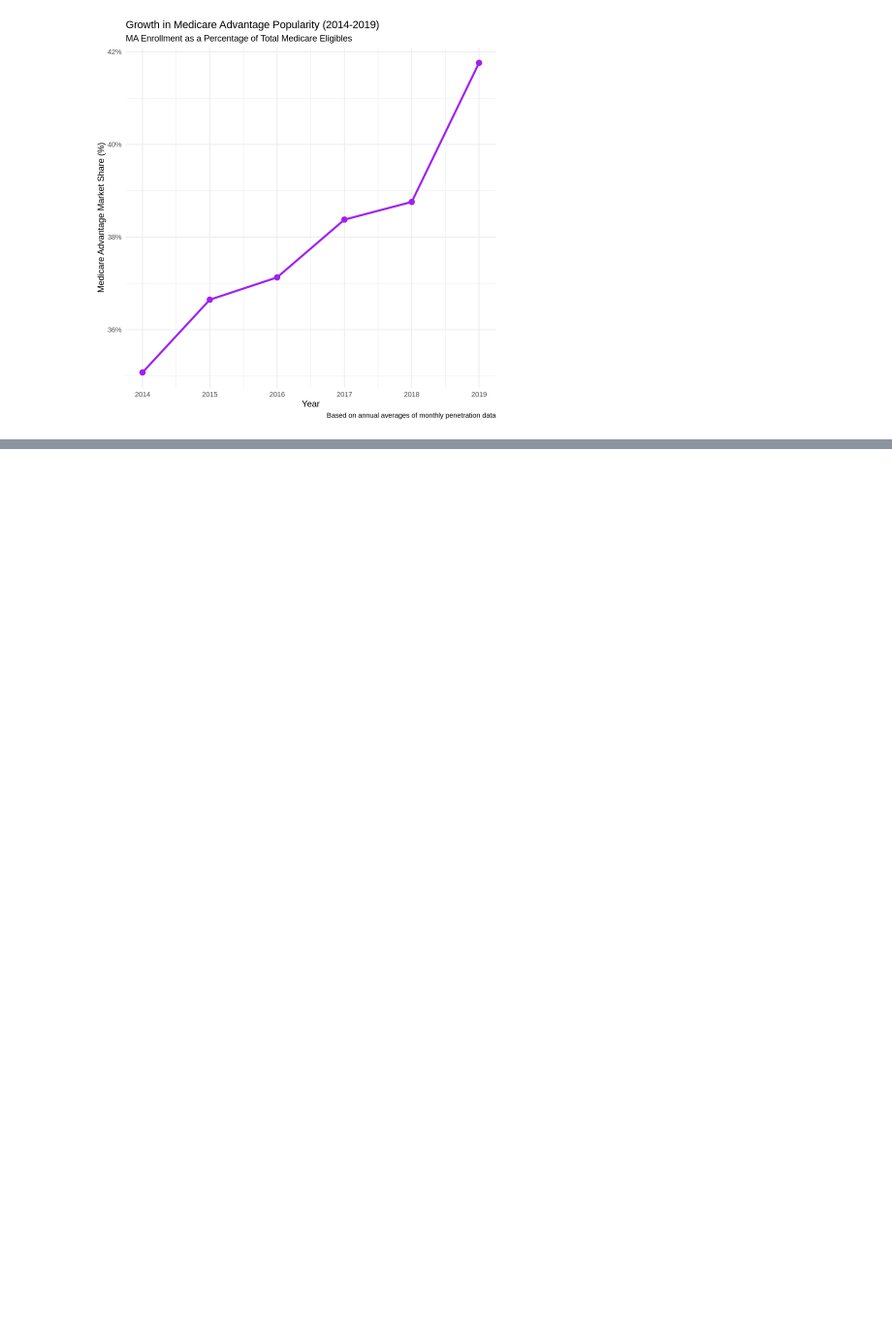
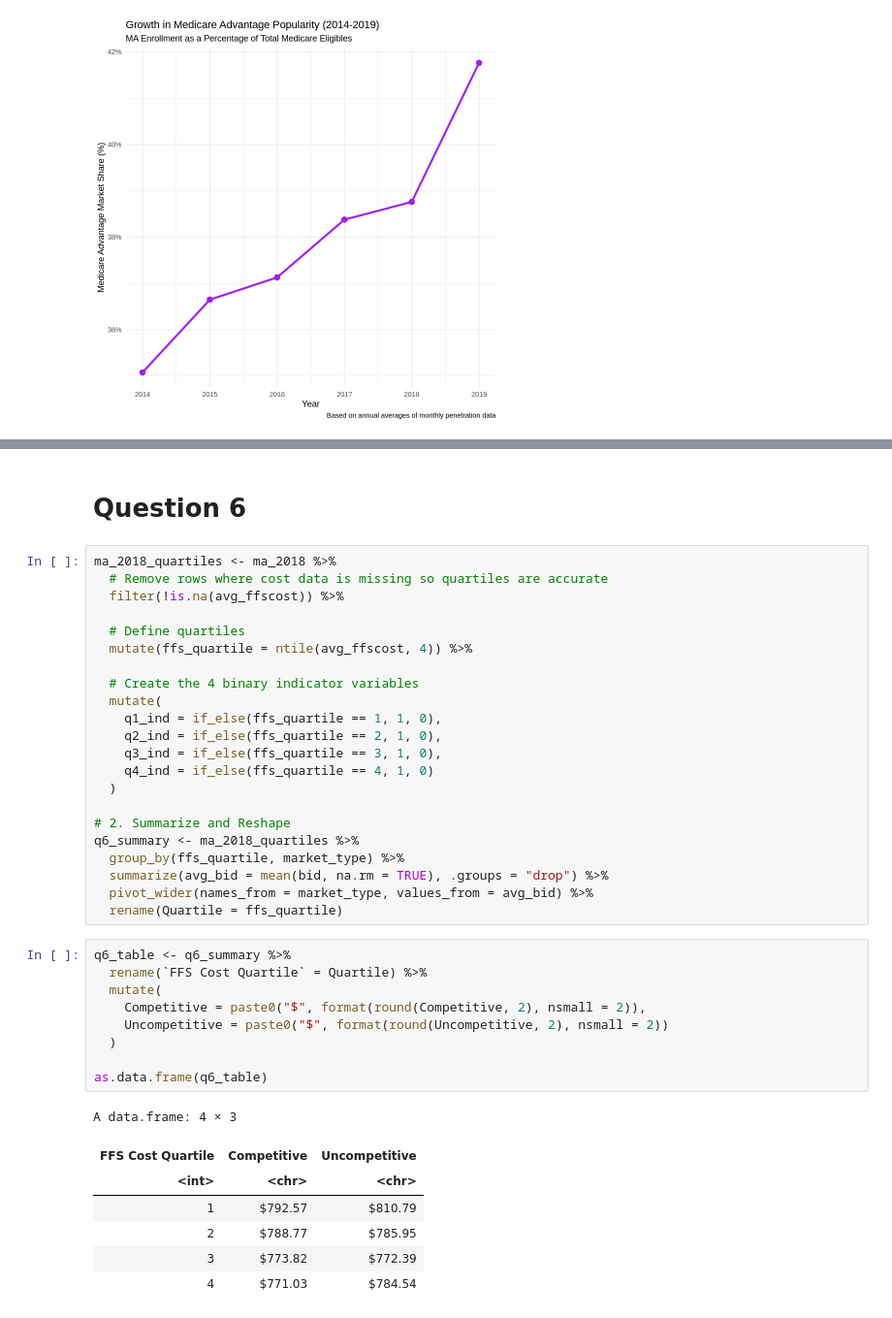
Before and after one commit to eugarco/hwk2, a Jupyter notebook: submission1/data-code-1.ipynb, the cells around one changed output, grey strips where cells are left out. Shown at 97% size. Drawn from its saved outputs; the diff is of its cells as text; blank space fills up the shorter version.

```diff
--- a/submission1/data-code-1.ipynb
+++ b/submission1/data-code-1.ipynb
@@ -181,0 +224,41 @@ ggplot(popularity_trend, aes(x = year, y = ma_share)) +
+# %% [markdown]
+# Question 6
+# %%
+ma_2018_quartiles <- ma_2018 %>%
+  # Remove rows where cost data is missing so quartiles are accurate
+  filter(!is.na(avg_ffscost)) %>%
+
+  # Define quartiles
+  mutate(ffs_quartile = ntile(avg_ffscost, 4)) %>%
+
+  # Create the 4 binary indicator variables
+  mutate(
+    q1_ind = if_else(ffs_quartile == 1, 1, 0),
+    q2_ind = if_else(ffs_quartile == 2, 1, 0),
+    q3_ind = if_else(ffs_quartile == 3, 1, 0),
+    q4_ind = if_else(ffs_quartile == 4, 1, 0)
+  )
+
+# 2. Summarize and Reshape
+q6_summary <- ma_2018_quartiles %>%
+  group_by(ffs_quartile, market_type) %>%
+  summarize(avg_bid = mean(bid, na.rm = TRUE), .groups = "drop") %>%
+  pivot_wider(names_from = market_type, values_from = avg_bid) %>%
+  rename(Quartile = ffs_quartile)
+# %%
+q6_table <- q6_summary %>%
+  rename(`FFS Cost Quartile` = Quartile) %>%
+  mutate(
+    Competitive = paste0("$", format(round(Competitive, 2), nsmall = 2)),
+    Uncompetitive = paste0("$", format(round(Uncompetitive, 2), nsmall = 2))
+  )
+
+as.data.frame(q6_table)
+# %% [output]
+A data.frame: 4 × 3
+| FFS Cost Quartile | Competitive | Uncompetitive |
+| <int> | <chr> | <chr> |
+| 1 | $792.57 | $810.79 |
+| 2 | $788.77 | $785.95 |
+| 3 | $773.82 | $772.39 |
+| 4 | $771.03 | $784.54 |
```
Also changed, not shown: parts of 7 cells of this notebook, 1 other file.
